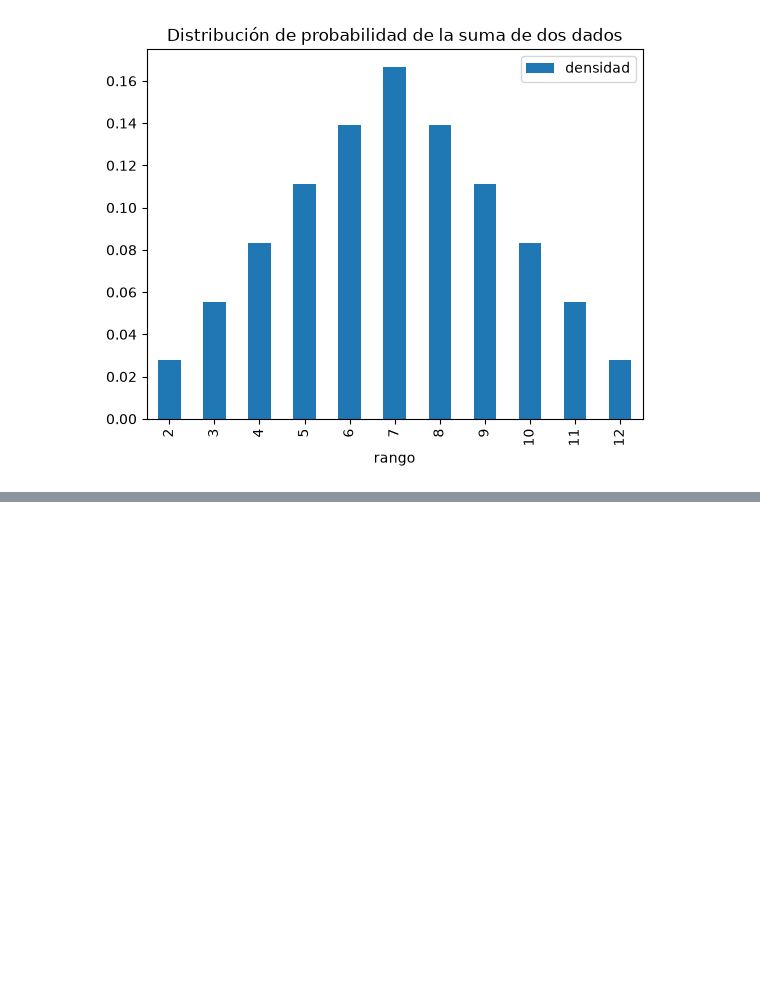
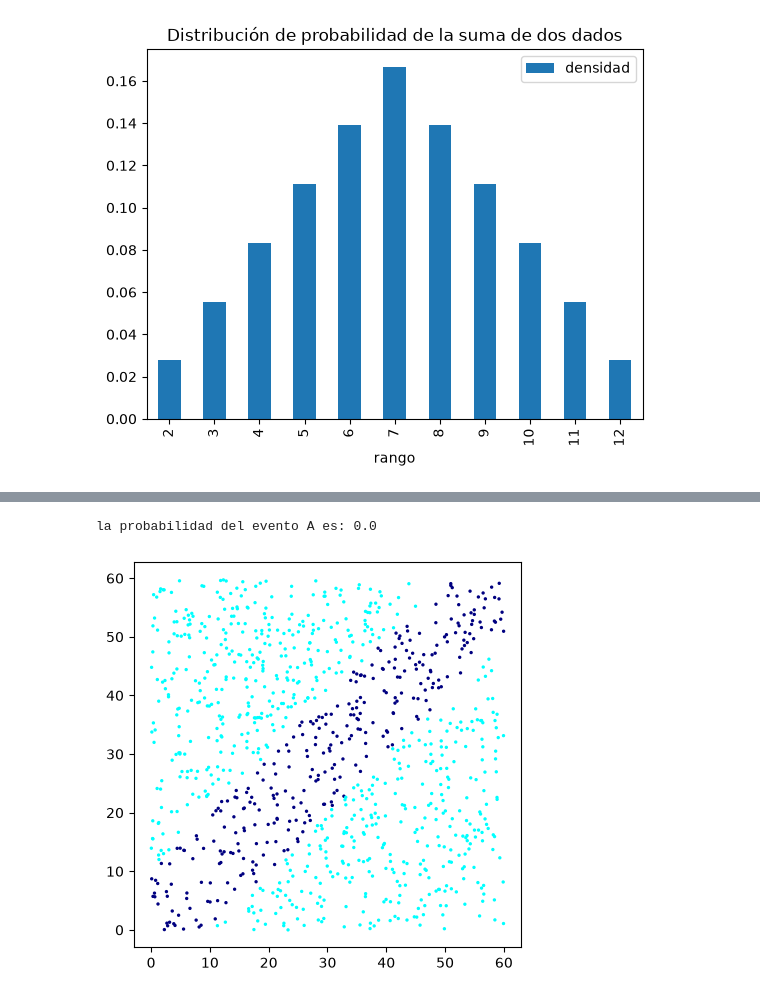
Before and after one commit to dianacondemp-1301/Modulo_ll_Mod_estadisticos, a Jupyter notebook: Probabilidad_Laplaciana.ipynb, the cells around one changed output, grey strips where cells are left out. Drawn from its saved outputs; the diff is of its cells as text; code cells hidden in the pictures; blank space fills up the shorter version.

```diff
--- a/Probabilidad_Laplaciana.ipynb
+++ b/Probabilidad_Laplaciana.ipynb
@@ -404,0 +477,24 @@ lS.plot.bar(x= 'rango', y='densidad', title='Distribución de probabilidad de la
+# %%
+#Generar N 1000 simulaciones
+N=1000
+#Generamos los tiempos aleatorios entre [0,60]
+x=np.random.uniform(0,60,N)
+y=np.random.uniform(0,60,N)
+# %%
+#añadimos la condición de encuentro
+encuentro=np.where(abs(x-y)<=10,'navy','cyan')
+#Calculamos la probabilidad de que se encuentren
+k=0
+for e in encuentro:
+    if e=='r':
+        k+=1
+print("la probabilidad del evento A es: {}".format(k/N))
+# %% [output]
+la probabilidad del evento A es: 0.0
+# %%
+#graficamos
+plt.figure(figsize=(5,5))
+plt.scatter(x,y,c=encuentro,s=2)
+plt.show()
+# %% [output]
+[figure, added]
```
Also changed, not shown: parts of 10 cells of this notebook.
